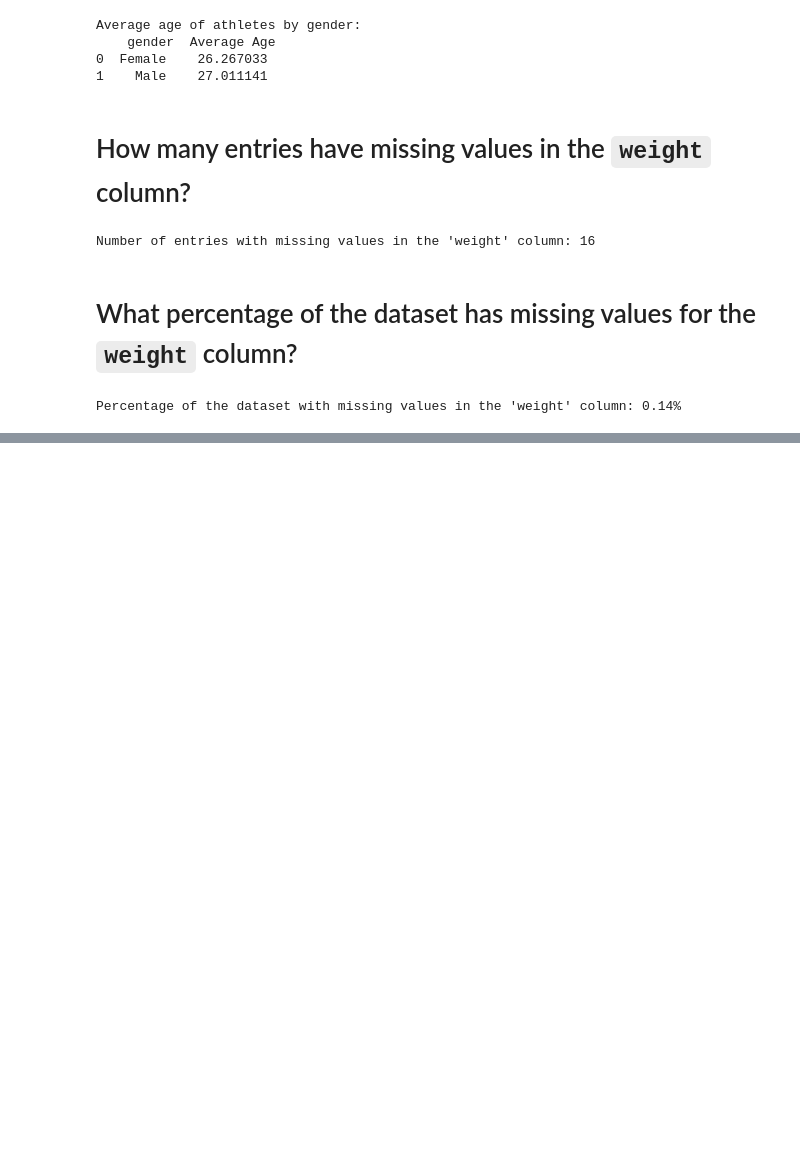
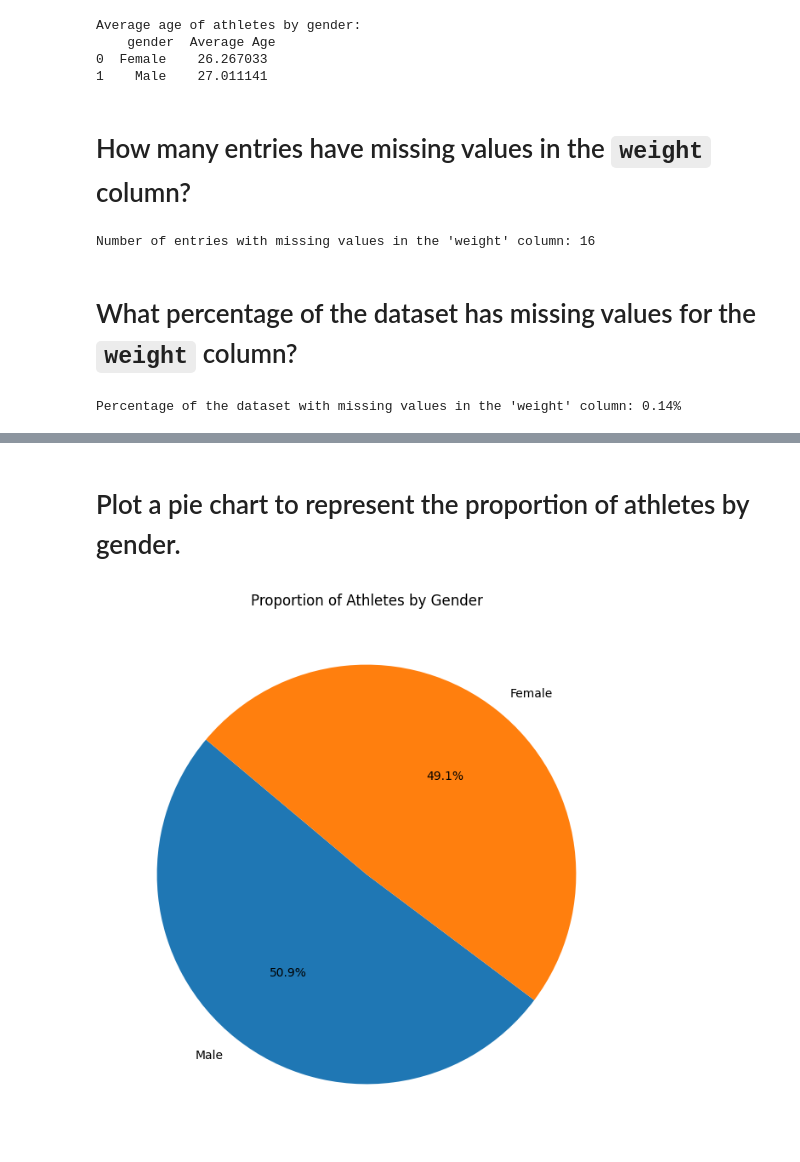
Before and after one commit to Mahmud256/olympics-2024-analysis, a Jupyter notebook: olympics-2024-analysis.ipynb, the cells around one changed output, grey strips where cells are left out. Saved outputs shown, nothing was run; the diff lists cells and outputs as text; code cells hidden in the pictures; blank space fills up the shorter version.

```diff
--- a/olympics-2024-analysis.ipynb
+++ b/olympics-2024-analysis.ipynb
@@ -232,0 +271,18 @@ Percentage of the dataset with missing values in the 'weight' column: 0.14%
+# %% [markdown]
+# Plot a pie chart to represent the proportion of athletes by gender.
+# %%
+# Calculate the proportion of athletes by gender
+gender_counts = df['gender'].value_counts()
+gender_proportions = gender_counts / gender_counts.sum() * 100
+
+# Create the pie chart
+plt.figure(figsize=(8, 8))  # Optional: Set the figure size
+plt.pie(gender_proportions, labels=gender_proportions.index, autopct='%1.1f%%', startangle=140)
+
+# Add a title
+plt.title('Proportion of Athletes by Gender')
+
+# Show the plot
+plt.show()
+# %% [output]
+[figure, added]
```
Also changed, not shown: parts of 6 cells of this notebook.
